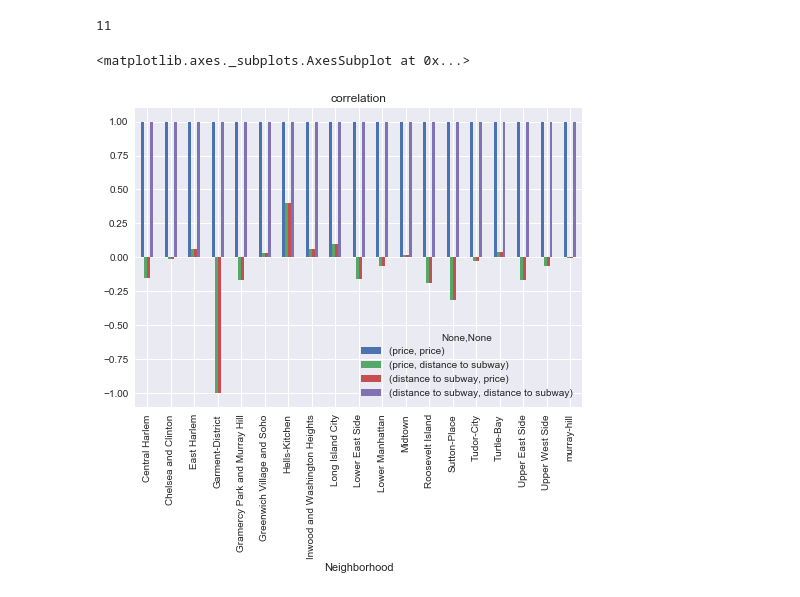
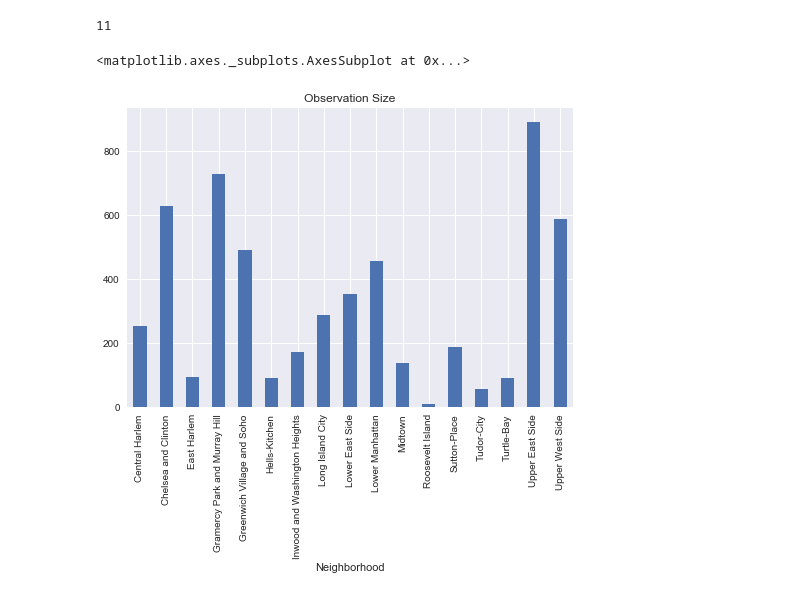
Before and after one commit to yupeiying1/Zillow-Home-Value-Prediction, a Jupyter notebook: Subway Data.ipynb, the cells around one changed output. Cells and saved outputs as stored; diff of their text form; code cells hidden in the pictures.

```diff
--- a/Subway Data.ipynb
+++ b/Subway Data.ipynb
@@ -222,10 +295,16 @@ for i in range(0,len(df)):
 max(df['number of subway lines'])
 # %% [output]
 11
+# %%
+df['zipcode']=df['zipcode'].apply(int).apply(str)
+# %%
+df.loc[df['Neighborhood'] == 'Garment-District','Neighborhood'] ='Chelsea and Clinton'
+df.loc[df['Neighborhood'] == 'murray-hill','Neighborhood'] ='Gramercy Park and Murray Hill'
 # %%
 groupby = df.groupby('Neighborhood')
+
 groupby[ ['price','distance to subway']].corr().to_csv('correlation.csv')
-groupby[ ['price','distance to subway']].corr()[''].unstack().plot(kind='bar',title='correlation')
+groupby[['price','distance to subway']].size().plot(kind='bar',title='Observation Size')
 # %% [output]
 <matplotlib.axes._subplots.AxesSubplot at 0x...>
-[figure, old version]
+[figure, new version]
```
Also changed, not shown: parts of 38 cells of this notebook, 19 other files.
